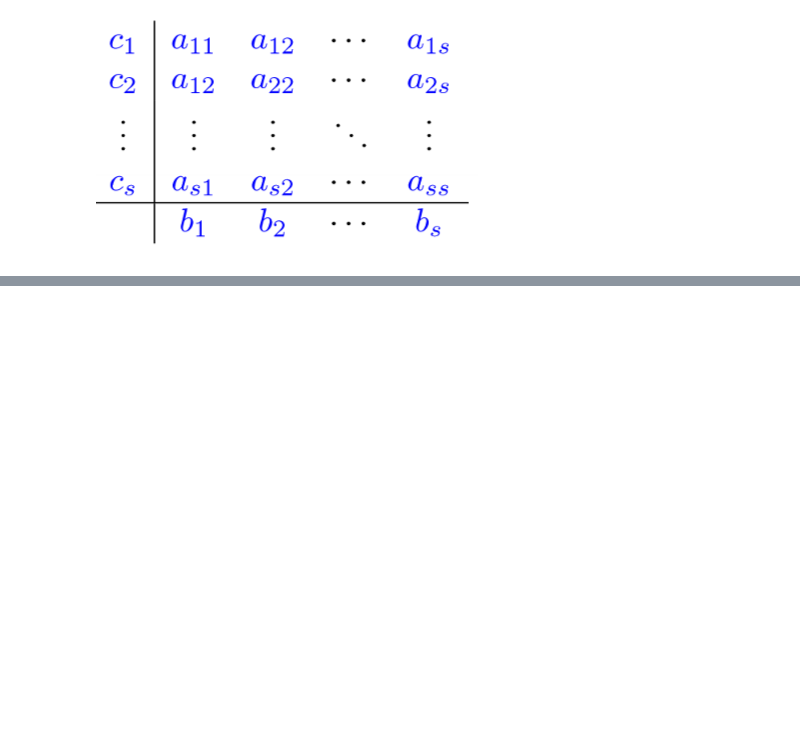
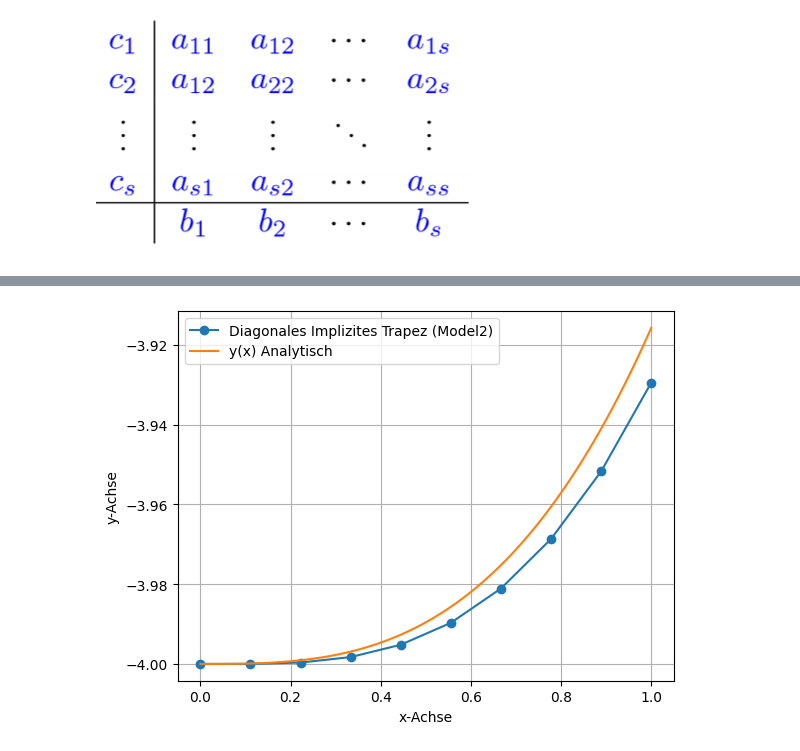
Before and after one commit to hollejon/Numerik, a Jupyter notebook: praktikum10/DIRK_Verfahren.ipynb, the cells around one changed output, grey strips where cells are left out. Drawn from its saved outputs; the diff is of its cells as text; code cells hidden in the pictures; blank space fills up the shorter version.

Commit message:
Aufgabe 5 hinzugefügt mit Trapezverfahren

```diff
--- a/praktikum10/DIRK_Verfahren.ipynb
+++ b/praktikum10/DIRK_Verfahren.ipynb
@@ -69,8 +60,8 @@ def RK_implizit(x0, X, N, f, df, tol):
 
     return x,y
 # %%
-def model2(x,y):
-    return -4*y
-
-def model2_df(x,y):
-    return -4
+#def model2(x,y):
+#    return -4*y
+#
+#def model2_df(x,y):
+#    return -4
@@ -78,0 +70,74 @@ AWP
+# %%
+def implizitEuler_DIRK(x0, X, f, df, N, A, B, C, tol):
+    # x0: Startpunkt
+    # X: Endpunkt
+    # f: Funktion
+    # df: Jacobi Matrix der Funktion f
+    # N: Anzahl der Schritte
+    # tol: Toleranz
+    max_iter=20
+
+    h = (X-x0[0])/(N-1)
+    print( "IMP: Schrittweite: ", h)
+    x = np.zeros(N)
+    y = np.zeros(N)
+    x[0] = x0[0]
+    y[0] = x0[1]
+    s = 0
+
+    for i in range(1,N):
+        #print("K: ", k)
+        step = 0
+
+        x[i] = x[i-1] + h
+        k_1 = f(x[i-1], y[i-1])
+        k_2 = k_1
+        r = k_2 - f(x[i-1]+h, y[i-1] + h*(k_1*A[s][0] + k_2*A[s][1]))
+
+        while np.abs(r) > tol and step < max_iter:
+            j = -df(x[i-1] + h*C[0], y[i-1] + h*(k_1*A[s][0] + k_2*A[s][1]))
+            delta_k = -r / (1-h*j)
+            k_2 += delta_k
+            r = k_2 - f(x[i-1] + h*C[0], y[i-1] + h*(k_1*A[s][0] + k_2*A[s][1]))
+            step += 1
+
+        #print("k's: ", kl[0], kl[1])
+        y[i] = y[i-1] + h*(k_1*B[0] + k_2*B[1])
+    return x, y
+
+
+def model2(x,y):
+    return (-x**2)/(y)
+
+def model2_df(x,y):
+    return (x**2)/(y**2)
+
+def model2_analytisch(x):
+    return -np.sqrt(2/3) * np.sqrt(24 - x**3)
+
+x0 = (0, -4)
+
+# c | a
+#   | b
+c1 = 0.0
+c2 = 1.0
+a1 = [0.0, 0.0]
+a2 = [0.5, 0.5]
+b1 = 0.5
+b2 = 0.5
+A = [a1, a2]
+B = [b1, b2]
+C = [c1, c2]
+x_imp_dirk2, y_imp_dirk2 = implizitEuler_DIRK(x0, 1, model2, model2_df, 10, A, B, C ,1e-3)
+
+
+x_an = np.linspace(0,1,100)
+plt.figure(2)
+plt.plot(x_imp_dirk2, y_imp_dirk2, 'o-', label='Diagonales Implizites Trapez (Model2)')
+plt.plot(x_an, model2_analytisch(x_an), '-', label='y(x) Analytisch')
+plt.ylabel('y-Achse')
+plt.xlabel('x-Achse')
+plt.legend()
+plt.grid(True)
+plt.show()
+# %% [output]
@@ -78,0 +145 @@ AWP
+[figure, added]
```
Also changed, not shown: parts of 5 cells of this notebook.
